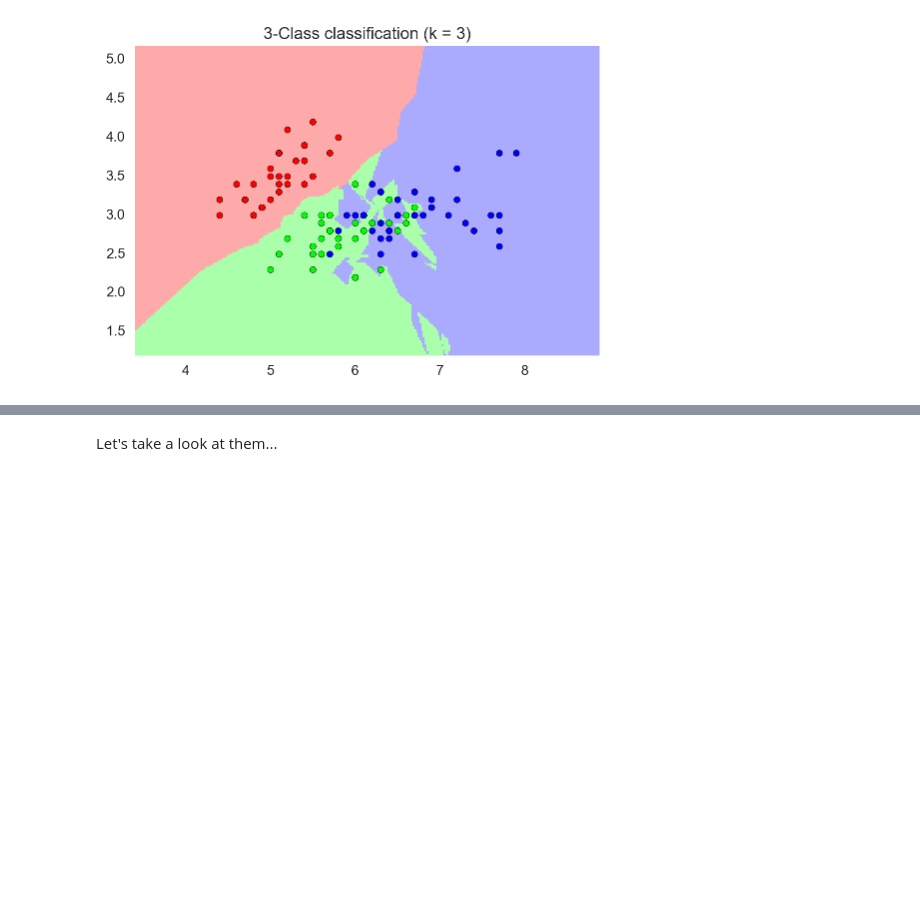
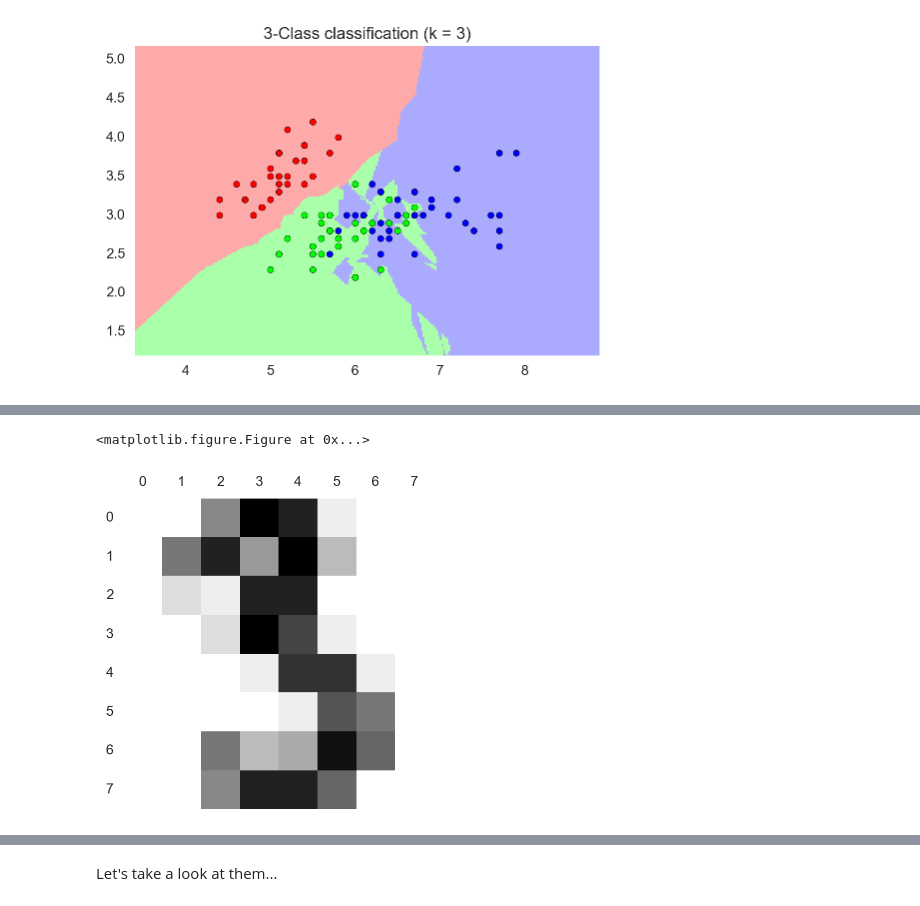
Before and after one commit to mcrovella/CS506-Computational-Tools-for-Data-Science, a Jupyter notebook: 15B-Classification-II-Demo.ipynb, the cells around one changed output, grey strips where cells are left out. Drawn from its saved outputs; the diff is of its cells as text; code cells hidden in the pictures; blank space fills up the shorter version.

```diff
--- a/15B-Classification-II-Demo.ipynb
+++ b/15B-Classification-II-Demo.ipynb
@@ -393,0 +438,7 @@ SyntaxError: Missing parentheses in call to 'print' (<ipython-input-146-9efa6622
+# %%
+plt.gray()
+plt.rc('axes', grid=False)
+_=plt.matshow(digits.images[3],cmap=plt.cm.gray_r)
+# %% [output]
+<matplotlib.figure.Figure at 0x...>
+[figure, added]
```
Also changed, not shown: parts of 20 cells of this notebook, 1 other file.
